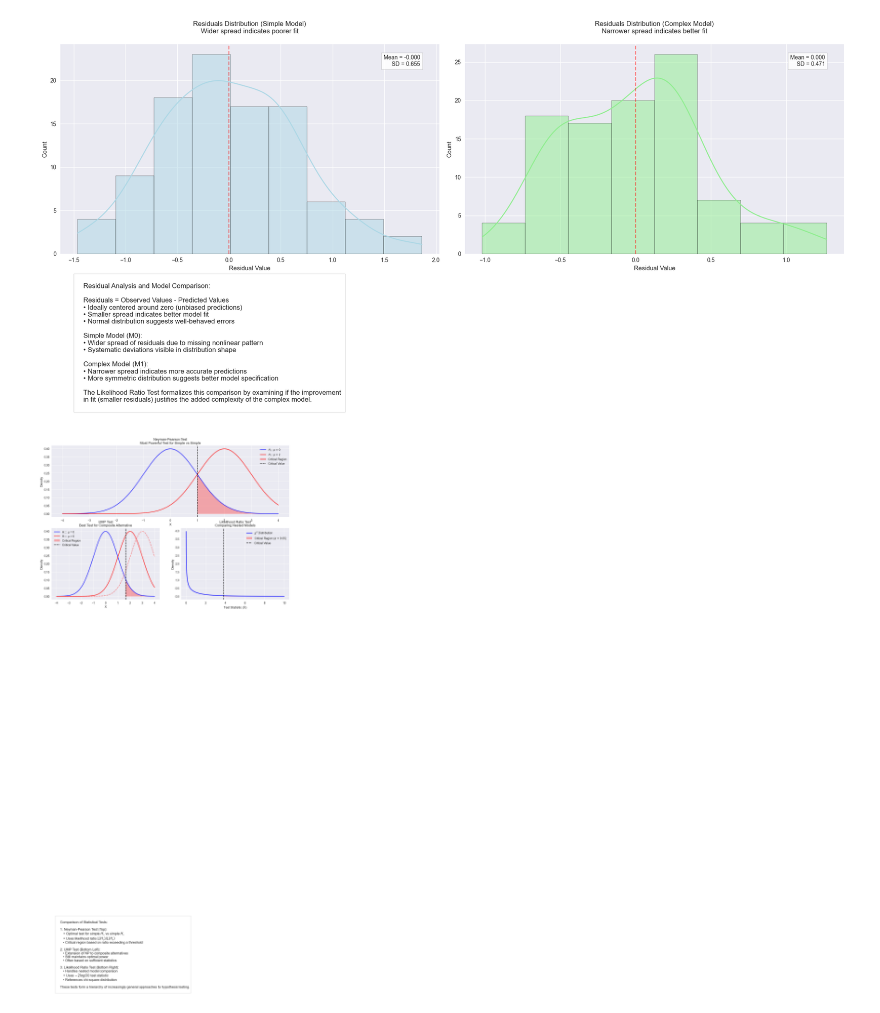
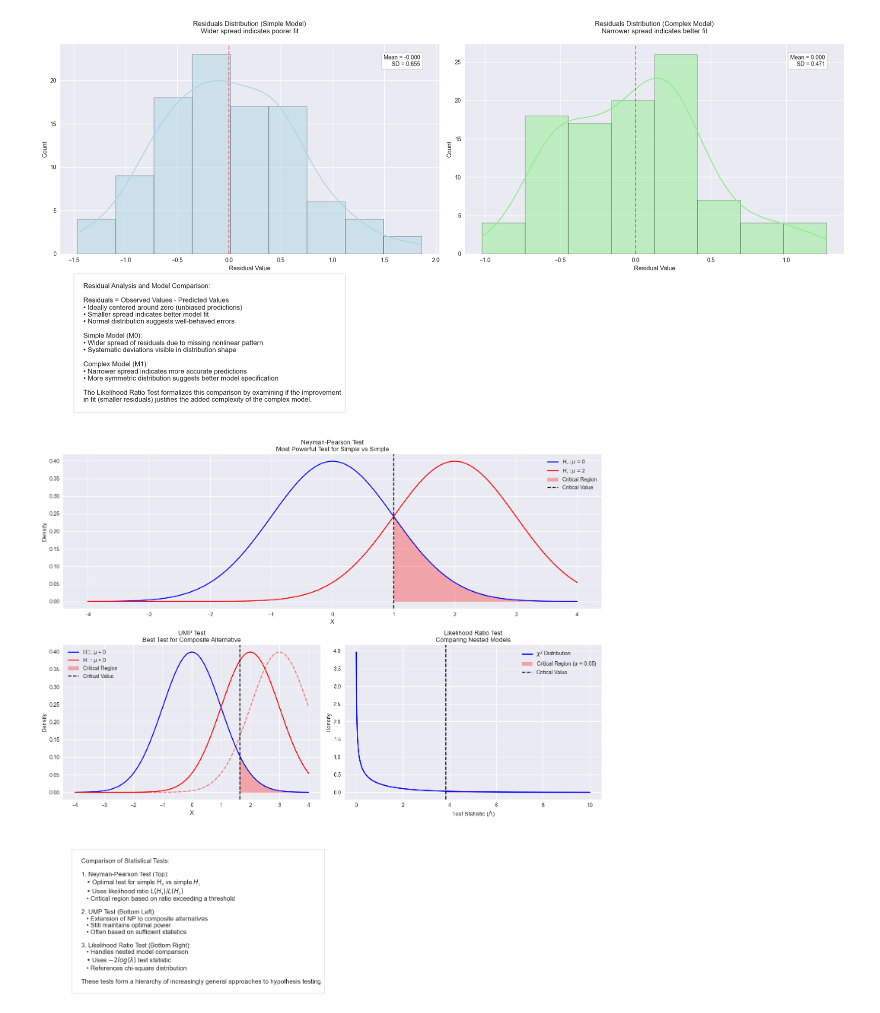
Before and after one commit to muntazirabidi/quant-finance, a Jupyter notebook: learning_notes/statistics_oxford/chapters/hypothesis_testing/Code/LRT.ipynb, the cells around one changed output. Saved outputs shown, nothing was run; the diff lists cells and outputs as text; code cells hidden in the pictures.

```diff
--- a/learning_notes/statistics_oxford/chapters/hypothesis_testing/Code/LRT.ipynb
+++ b/learning_notes/statistics_oxford/chapters/hypothesis_testing/Code/LRT.ipynb
@@ -264,7 +264,7 @@ def plot_normal_test_example():
     Creates visualization for comparing tests in normal distribution context
     """
     # Create figure with multiple subplots
-    fig = plt.figure(figsize=(15, 12))
+    fig = plt.figure(figsize=(15, 15))
     gs = fig.add_gridspec(3, 2, height_ratios=[3, 3, 1])
     ax1 = fig.add_subplot(gs[0, :])  # NP test
     ax2 = fig.add_subplot(gs[1, 0])  # UMP test
@@ -342,32 +342,32 @@ def plot_normal_test_example():
     explanation = """
     Comparison of Statistical Tests:
 
     1. Neyman-Pearson Test (Top):
        • Optimal test for simple $H_₀$ vs simple $H_₁$
        • Uses likelihood ratio $L(H_₁)/L(H_₀)$
        • Critical region based on ratio exceeding a threshold
 
     2. UMP Test (Bottom Left):
        • Extension of NP to composite alternatives
        • Still maintains optimal power
        • Often based on sufficient statistics
 
     3. Likelihood Ratio Test (Bottom Right):
        • Handles nested model comparison
        • Uses $-2log(λ)$ test statistic
        • References chi-square distribution
 
     These tests form a hierarchy of increasingly general approaches to hypothesis testing.
     """
     ax_text.axis('off')
-    ax_text.text(0.02, -5, explanation, fontsize=12,
+    ax_text.text(0.02, -2, explanation, fontsize=12,
                 bbox=dict(facecolor='white', alpha=0.9, edgecolor='gray'))
 
     plt.tight_layout()
     return fig
 
 # Generate visualization
 fig = plot_normal_test_example()
 plt.show()
 # %% [output]
-[figure, old version]
+[figure, new version]
```
